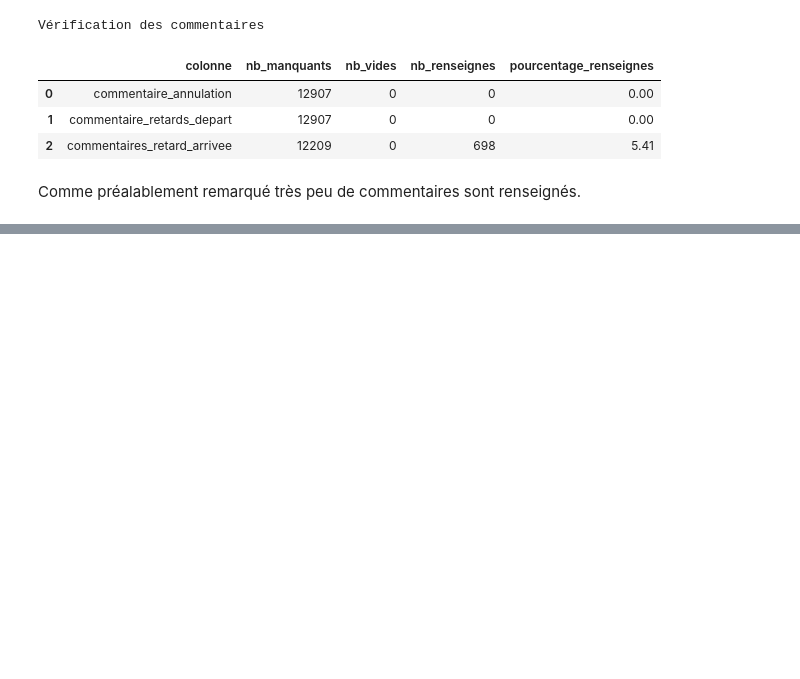
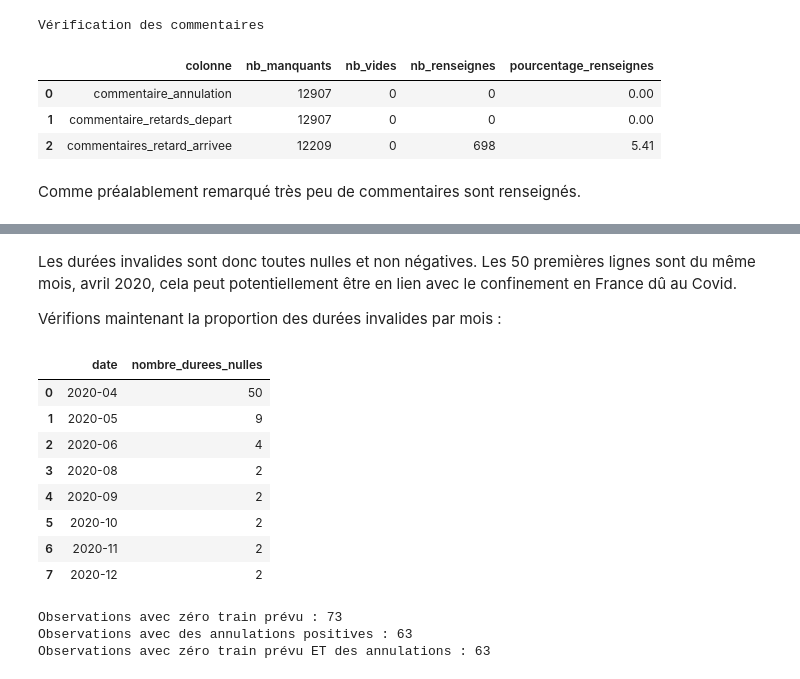
Before and after one commit to husseindakroube/IADATA701-PROJET, a Jupyter notebook: notebooks/01_eda_qualite.ipynb, the cells around one changed output, grey strips where cells are left out. Cells and saved outputs as stored; diff of their text form; code cells hidden in the pictures; blank space fills up the shorter version.

```diff
--- a/notebooks/01_eda_qualite.ipynb
+++ b/notebooks/01_eda_qualite.ipynb
@@ -314,0 +360,47 @@ Durées nulles : 73
+# %% [markdown]
+Les durées invalides sont donc toutes nulles et non négatives. Les 50 premières lignes sont du même mois, avril 2020, cela peut potentiellement être en lien avec le confinement en France dû au Covid.
+
+Vérifions maintenant la proportion des durées invalides par mois :
+# %%
+
+# Compter les durées nulles par mois.
+repartition_mensuelle = (
+    durations_invalides.groupby("date")
+    .size()
+    .reset_index(name="nombre_durees_nulles")
+    .sort_values("date")
+)
+
+display(repartition_mensuelle)
+
+# Vérifier les caractéristiques des observations concernées.
+print(
+    "Observations avec zéro train prévu :",
+    (durations_invalides["nb_train_prevu"] == 0).sum(),
+)
+
+print(
+    "Observations avec des annulations positives :",
+    (durations_invalides["nb_annulation"] > 0).sum(),
+)
+
+print(
+    "Observations avec zéro train prévu ET des annulations :",
+    (
+        (durations_invalides["nb_train_prevu"] == 0)
+        & (durations_invalides["nb_annulation"] > 0)
+    ).sum(),
+)
+# %% [output]
+|  | date | nombre_durees_nulles |
+| 0 | 2020-04 | 50 |
+| 1 | 2020-05 | 9 |
+| 2 | 2020-06 | 4 |
+| 3 | 2020-08 | 2 |
+| 4 | 2020-09 | 2 |
+| 5 | 2020-10 | 2 |
+| 6 | 2020-11 | 2 |
+| 7 | 2020-12 | 2 |
+Observations avec zéro train prévu : 73
+Observations avec des annulations positives : 63
+Observations avec zéro train prévu ET des annulations : 63
```
Also changed, not shown: parts of 16 cells of this notebook.
